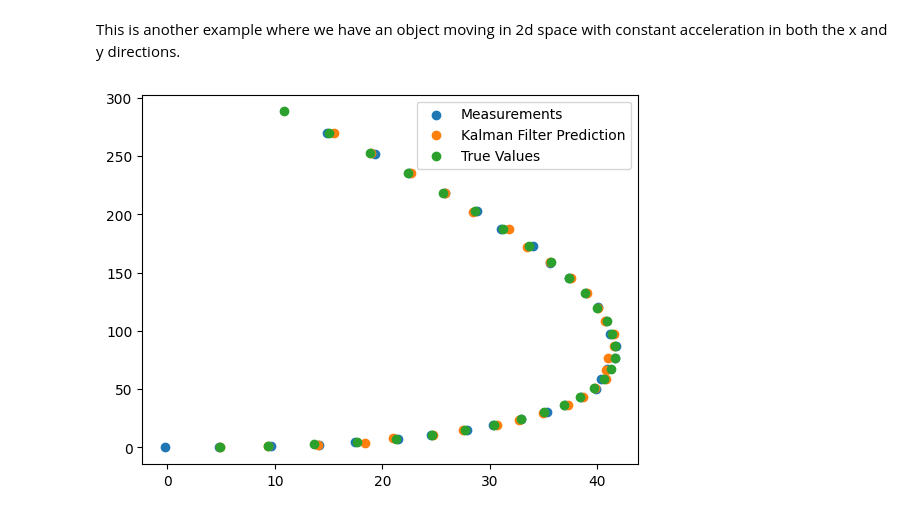
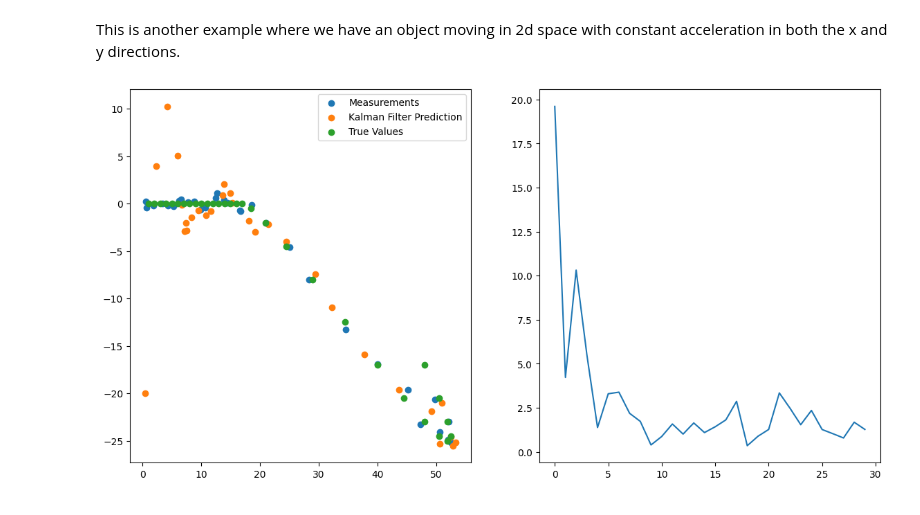
Before and after one commit to RIPS-2024-Aerospace/Aerospace-Project, a Jupyter notebook: KalmanFilter.ipynb, the cells around one changed output. Saved outputs shown, nothing was run; the diff lists cells and outputs as text; code cells hidden in the pictures.

```diff
--- a/KalmanFilter.ipynb
+++ b/KalmanFilter.ipynb
@@ -81,38 +81,50 @@ This is another example where we have an object moving in 2d space with constant
 # %%
 def example2(): #accelerating truck
 
     #A car moving in 2d with constant acceleration, variables are x, dx, d^2x, y, dy, d^2y and measurements are taken every second
     A = np.array([[1, 1, 0.5, 0, 0, 0], [0, 1, 1, 0, 0, 0],[0,0,1,0,0,0], [0, 0, 0, 1, 1, 0.5], [0,0,0,0,1,1],[0,0,0,0,0,1]])
     H = np.array([[1, 0, 0, 0, 0, 0],[0,0,0,1,0,0]])
 
+    B = np.array([[0,0],[0,0],[1,0],[0,0],[0,0],[0,1]])
 
     Q = np.array([[0.1, 0, 0, 0, 0, 0], [0, 0.1, 0, 0, 0, 0],[0,0,0.1,0,0,0], [0, 0, 0, 0.1, 0, 0], [0,0,0,0,0.1,0],[0,0,0,0,0,0.1]])
     R = np.array([[1,0],[0,1]])
 
-    x0 = np.array([[0,5,-0.3,0,0,0.6]]).T
-    kf = KalmanFilter(A = A, H = H, Q = Q, R = R,x0=x0)
+    x0 = np.array([[0,1,0,0,0,0]]).T
+    x = np.array([[0,0,1,-20,0,0]]).T
+    kf = KalmanFilter(A = A, B=B,H = H, Q = Q, R = R,x0=x)
 
-    measure_var = 0.2
+    measure_var = 0.4
     z = (H @ x0)+np.random.normal([[0],[0]],measure_var, (2,1))
 
     truth = [A@x0]
     predictions = []
     measurements = [z]
-    for _ in range(30):
-        predictions.append(np.dot(H,  kf.predict()))
+    errors = []
+    for i in range(30):
+        if i == 15:
+            u = np.array([[1],[-1]])
+        elif i == 20:
+            u = np.array([[-2],[2]])
+        else:
+            u = np.array([[0],[0]])
+        x = np.dot(H,  kf.predict(u))
+        predictions.append(x)
         z = np.dot(H,truth[-1])+np.random.normal([[0],[0]],measure_var, (2,1))
-        truth.append(A@truth[-1])
+        truth.append(A@truth[-1]+B@u)
         measurements.append(z)
+        errors.append(np.linalg.norm(x-z))
         K = kf.update(z)
 
-
-    plt.scatter([x[0][0] for x in measurements],[x[1][0] for x in measurements], label = 'Measurements')
-    plt.scatter([x[0][0] for x in predictions],[x[1][0] for x in predictions], label = 'Kalman Filter Prediction')
-    plt.scatter([(H@x)[0][0] for x in truth],[(H@x)[1][0] for x in truth], label = 'True Values')
-    plt.legend()
+    fig,axs = plt.subplots(1,2, figsize=(14, 7))
+    axs[0].scatter([x[0][0] for x in measurements],[x[1][0] for x in measurements], label = 'Measurements')
+    axs[0].scatter([x[0][0] for x in predictions],[x[1][0] for x in predictions], label = 'Kalman Filter Prediction')
+    axs[0].scatter([(H@x)[0][0] for x in truth],[(H@x)[1][0] for x in truth], label = 'True Values')
+    axs[0].legend()
+    axs[1].plot([i for i in range(len(errors))],errors, label = 'Prediction vs Truth Error')
     plt.show()
 
 if __name__ == '__main__':
     example2()
 # %% [output]
-[figure, old version]
+[figure, new version]
```
